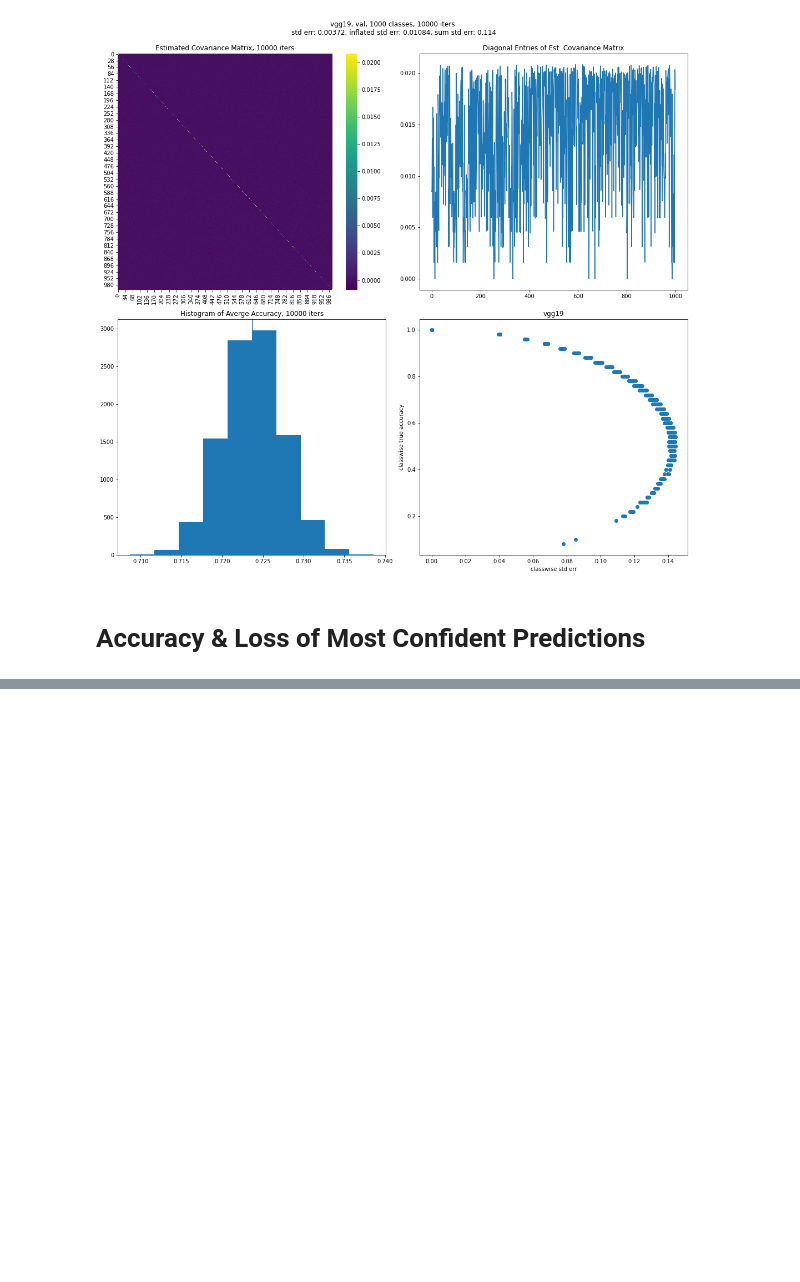
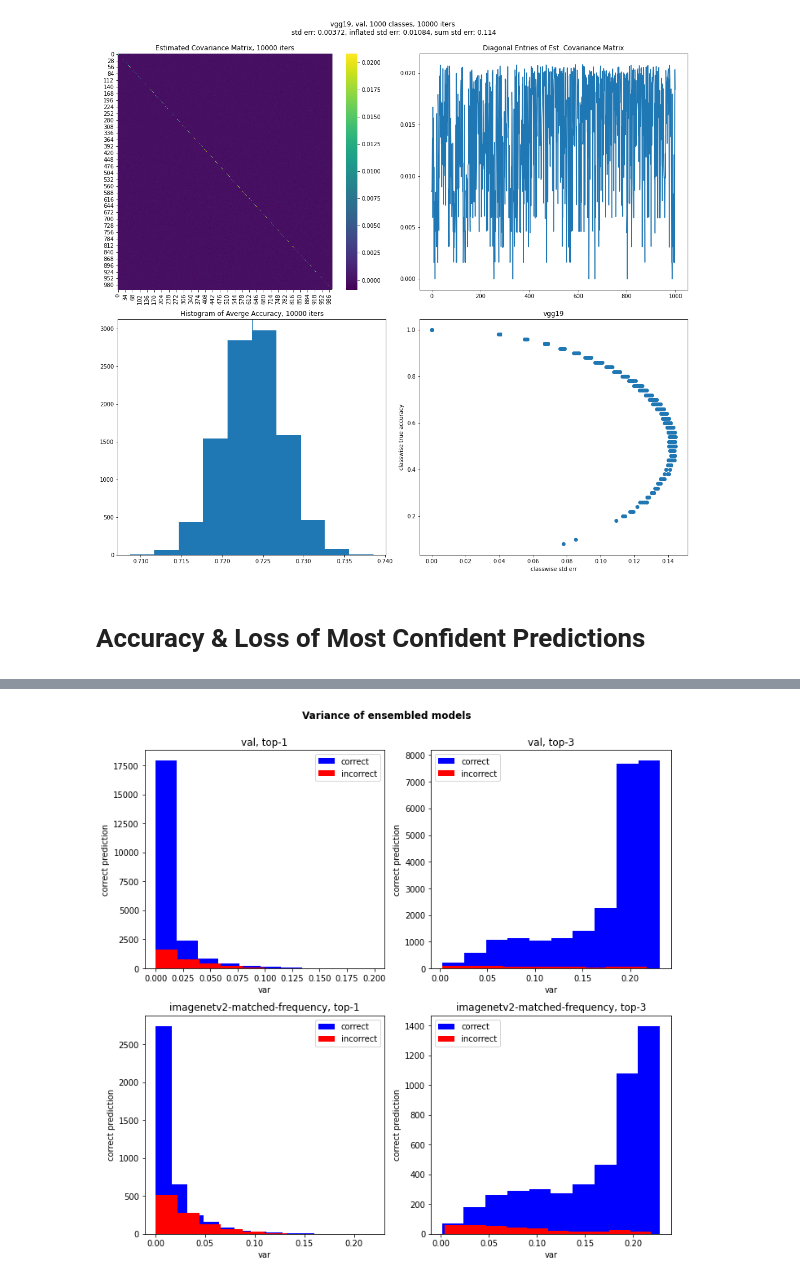
Before and after one commit to csinva/dnn-ensemble, a Jupyter notebook: analysis.ipynb, the cells around one changed output, grey strips where cells are left out. Saved outputs shown, nothing was run; the diff lists cells and outputs as text; code cells hidden in the pictures; blank space fills up the shorter version.

```diff
--- a/analysis.ipynb
+++ b/analysis.ipynb
@@ -467,0 +569,75 @@ for model in ['top5_ensemble', 'random5_ensemble', 'efficientnet-l2-noisystudent
+# %%
+def plot_variance(models):
+    """ Plots variance vs accuracy for """
+    fig, axs = plt.subplots(2, 2, figsize=(10, 10))
+    y_ax_min, y_ax_max = float('inf'), float('-inf')
+    marker = itertools.cycle(('s', 'p', 'h', 'o', '*', "X"))
+
+    for ax_i, eval_setting in enumerate(eval_settings):
+        for ax_j, topk in enumerate([1, 3]):
+
+            # create ensembled logits
+            softmax_pred = []
+            for model in models:
+                softmax_pred.append(softmax(logits[eval_setting][model], dim=1))
+            softmax_pred = torch.stack(softmax_pred)
+
+            ensemble_logits = []
+            for i in range(softmax_pred.size(1)):
+                logit = torch.mean(softmax_pred[:, i, :], 0)
+                ensemble_logits.append(logit)
+            ensemble_logits = torch.stack(ensemble_logits)
+
+            # calculate variance of predicted prob for each image across all models in ensemble
+            models_topk_probs = []
+            for model in models:
+                eval_targets_train, eval_targets_test = partition(targets[eval_setting], eval_setting)
+                x = logits[eval_setting][model]
+                if 'ensemble' not in model: # ensembled logits have already been through softmax
+                    x = softmax(x, dim=1)
+                x[x != x] = 0 # set nan values to zero.
+                x = x / torch.sum(x, 1)[:, None] # normalize each image to total probability of 1
+
+                prob, pred = x.topk(topk, 1, True, True)
+                models_topk_probs.append(prob)
+            models_topk_probs = torch.stack(models_topk_probs)
+            models_topk_pred_prob_var = torch.var(models_topk_probs, (0, 2))
+            models_topk_pred_prob_var, _ = partition(models_topk_pred_prob_var, eval_setting) # training var
+
+            ensemble_pred = get_pred(ensemble_logits, topk)
+
+            train_pred = []
+            for i in range(ensemble_pred.size(0)):
+                train_pred.append(partition(ensemble_pred[i], eval_setting)[0]) # training pred
+            pred = torch.stack(train_pred)
+            prob = prob.sum(1) # sum normalized topk probabilities
+            correct = pred.eq(eval_targets_train.view(1, -1).expand_as(pred))
+
+            corr = []
+            for i in range(correct.size(1)):
+                if correct[:,i].sum() > 0: # one of topk classified correctly
+                    corr.append(True)
+                else:
+                    corr.append(False)
+
+            corr = np.array(corr).astype(float)
+            idx_corr = np.where(corr == 1)[0]
+            idx_incorr = np.where(corr == 0)[0]
+
+            axs[ax_i, ax_j].hist(models_topk_pred_prob_var[idx_corr], color='blue', label='correct')
+            axs[ax_i, ax_j].hist(models_topk_pred_prob_var[idx_incorr], color='red', label='incorrect')
+            axs[ax_i, ax_j].set_ylabel('correct prediction')
+            axs[ax_i, ax_j].set_xlabel('var')
+            axs[ax_i, ax_j].set_title(f'{eval_setting}, top-{topk}')
+            axs[ax_i, ax_j].legend(loc="best")
+
+    fig.suptitle(f'Variance of ensembled models', fontweight='bold')
+    fig.tight_layout(rect=[0, 0.03, 1, 0.95])
+    fig.savefig(join(logdir, f'ensemble_var'))
+    plt.show();
+
+#     plt.hist(models_topk_pred_prob_var)
+
+plot_variance(top5_models)
+# %% [output]
+[figure, added]
```
Also changed, not shown: parts of 12 cells of this notebook, 12 other files.
